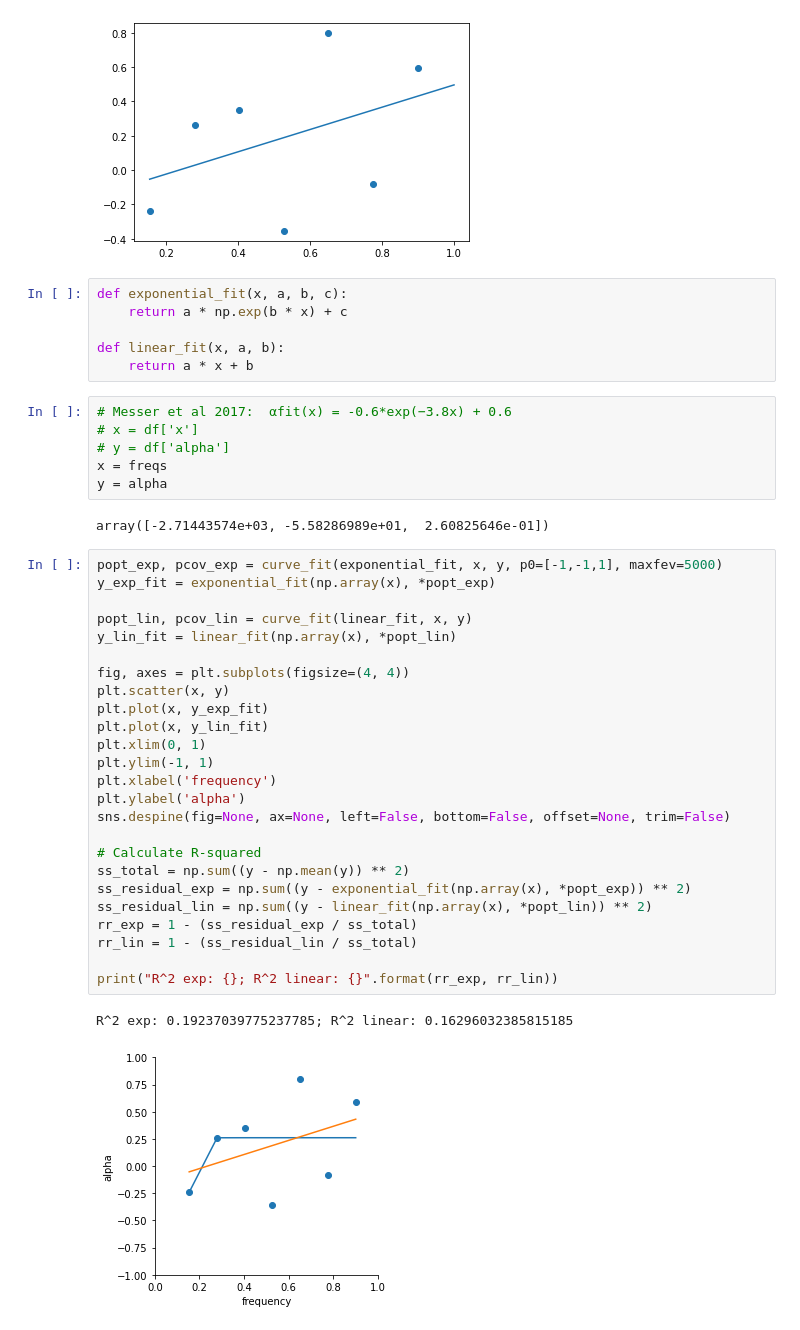
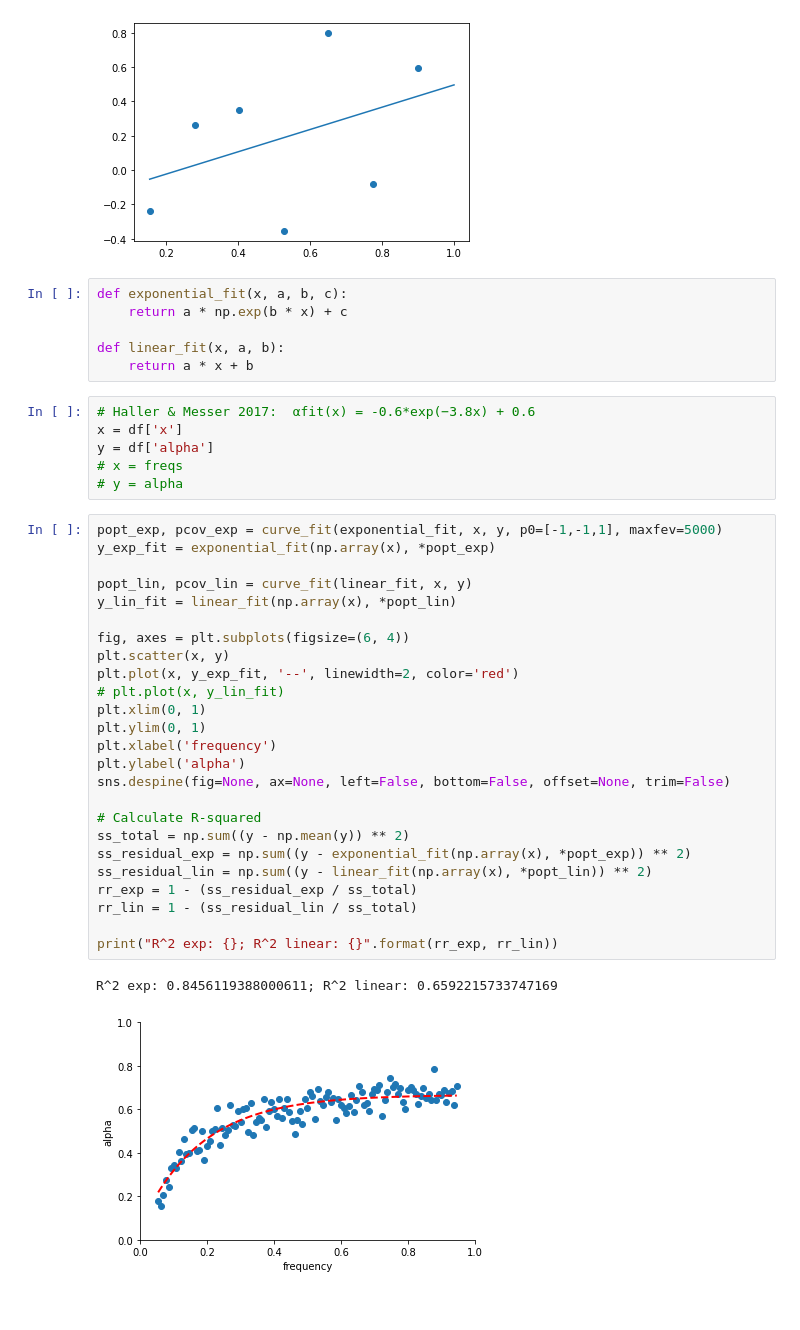
Before and after one commit to osipovarev/Brood_parasites_analysis, a Jupyter notebook: mk_extensions.ipynb, the cells around one changed output. Saved outputs shown, nothing was run; the diff lists cells and outputs as text.

```diff
--- a/mk_extensions.ipynb
+++ b/mk_extensions.ipynb
@@ -144,48 +144,46 @@ plt.plot(freqs + [1], np.exp(b2) * np.exp(a2*np.array(freqs + [1])))
 # %% [output]
 [<matplotlib.lines.Line2D at 0x...>]
 [figure]
-# %%
-def exponential_fit(x, a, b, c):
-    return a * np.exp(b * x) + c
-
-def linear_fit(x, a, b):
-    return a * x + b
-# %%
-# Messer et al 2017:  αfit(x) = -0.6*exp(−3.8x) + 0.6
-# x = df['x']
-# y = df['alpha']
-x = freqs
-y = alpha
-# %% [output]
-array([-2.71443574e+03, -5.58286989e+01,  2.60825646e-01])
+# %%
+def exponential_fit(x, a, b, c):
+    return a * np.exp(b * x) + c
+
+def linear_fit(x, a, b):
+    return a * x + b
+# %%
+# Haller & Messer 2017:  αfit(x) = -0.6*exp(−3.8x) + 0.6
+x = df['x']
+y = df['alpha']
+# x = freqs
+# y = alpha
 # %%
 popt_exp, pcov_exp = curve_fit(exponential_fit, x, y, p0=[-1,-1,1], maxfev=5000)
 y_exp_fit = exponential_fit(np.array(x), *popt_exp)
 
 popt_lin, pcov_lin = curve_fit(linear_fit, x, y)
 y_lin_fit = linear_fit(np.array(x), *popt_lin)
 
-fig, axes = plt.subplots(figsize=(4, 4))
+fig, axes = plt.subplots(figsize=(6, 4))
 plt.scatter(x, y)
-plt.plot(x, y_exp_fit)
-plt.plot(x, y_lin_fit)
+plt.plot(x, y_exp_fit, '--', linewidth=2, color='red')
+# plt.plot(x, y_lin_fit)
 plt.xlim(0, 1)
-plt.ylim(-1, 1)
+plt.ylim(0, 1)
 plt.xlabel('frequency')
 plt.ylabel('alpha')
 sns.despine(fig=None, ax=None, left=False, bottom=False, offset=None, trim=False)
 
 # Calculate R-squared
 ss_total = np.sum((y - np.mean(y)) ** 2)
 ss_residual_exp = np.sum((y - exponential_fit(np.array(x), *popt_exp)) ** 2)
 ss_residual_lin = np.sum((y - linear_fit(np.array(x), *popt_lin)) ** 2)
 rr_exp = 1 - (ss_residual_exp / ss_total)
 rr_lin = 1 - (ss_residual_lin / ss_total)
 
 print("R^2 exp: {}; R^2 linear: {}".format(rr_exp, rr_lin))
 # %% [output]
-R^2 exp: 0.19237039775237785; R^2 linear: 0.16296032385815185
+R^2 exp: 0.8456119388000611; R^2 linear: 0.6592215733747169
-[figure, old version]
+[figure, new version]
 # %%
 ## Test get_af_from_vcf.py - exclude later!
 dir_path = '/Users/osipova/Documents/LabDocs/Brood_parasites_analysis/Extensions_MKT/'
```
Also changed, not shown: parts of 8 cells of this notebook.
